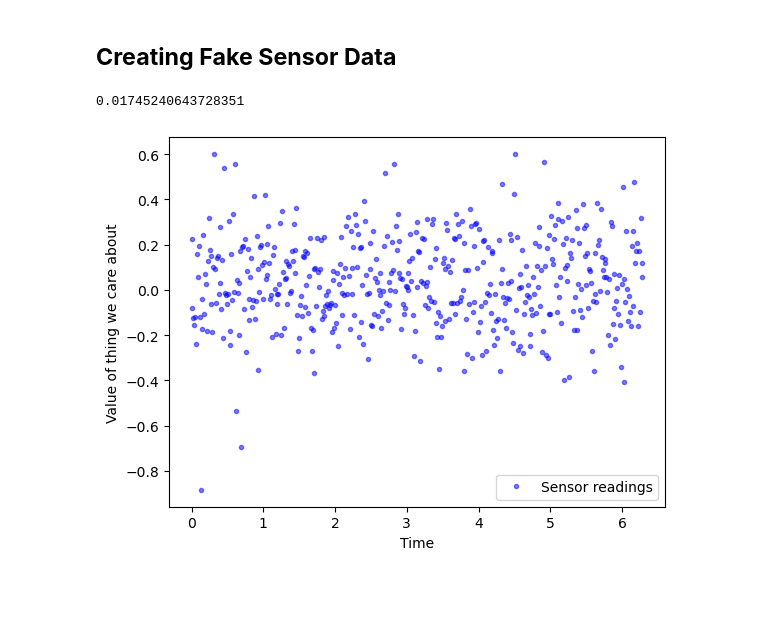
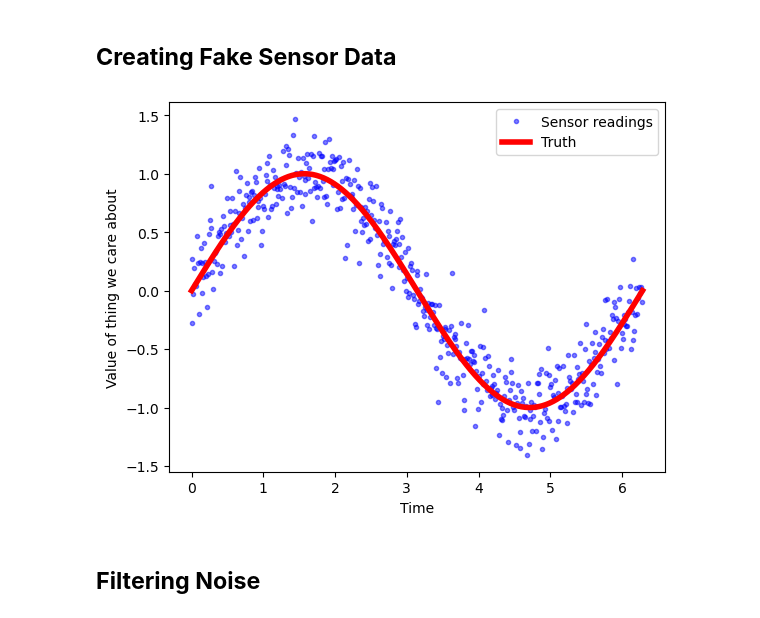
Before and after one commit to brndncho/CMPT353, a Jupyter notebook: signal-plot.ipynb, the cells around one changed output. Saved outputs shown, nothing was run; the diff lists cells and outputs as text; code cells hidden in the pictures; blank space fills up the shorter version.

Commit message:
Completed signal plot

```diff
--- a/signal-plot.ipynb
+++ b/signal-plot.ipynb
@@ -6,11 +6,9 @@ import matplotlib.pyplot as plt
 # %%
 N_SAMPLES = 500
 # %%
-input_range = np.linspace(0, 2*np.pi, N_SAMPLES)
+input_range = np.linspace(0, 2*np.pi, N_SAMPLES, dtype=float)
 # %%
-signal = np.sin(np.pi/180)
+signal = np.sin(input_range)
-# %% [output]
-0.01745240643728351
 # %%
 noise = np.random.normal(0, 1, N_SAMPLES)
 # %%
@@ -19,10 +17,12 @@ assert noise.shape == input_range.shape
 noisy_signal = signal + noise/5
 # %%
 plt.plot(input_range, noisy_signal, 'b.', alpha = 0.5)
-#plt.plot(input_range, signal, 'r-', linewidth = 4)
+plt.plot(input_range, signal, 'r-', linewidth = 4)
 plt.legend(['Sensor readings', 'Truth'])
 plt.xlabel('Time')
 plt.ylabel('Value of thing we care about')
 plt.show()
 # %% [output]
-[figure, old version]
+[figure, new version]
+# %% [markdown]
+## **Filtering Noise**
```
Also changed, not shown: parts of 4 cells of this notebook.
